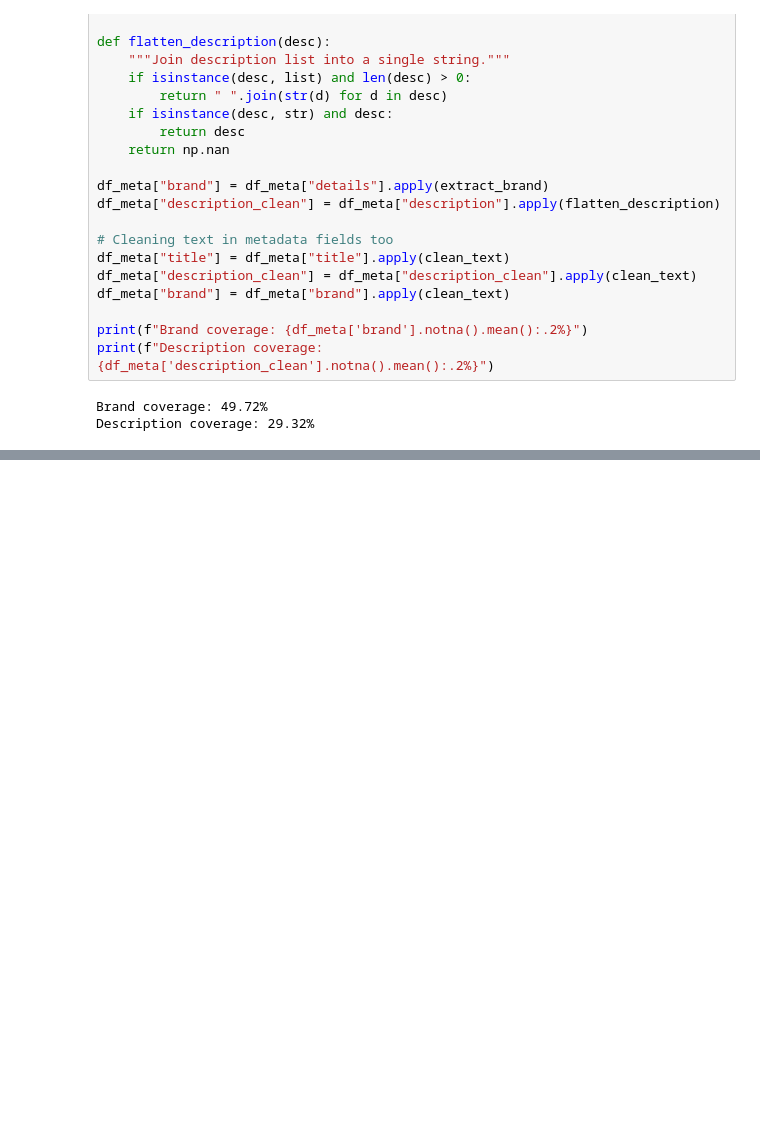
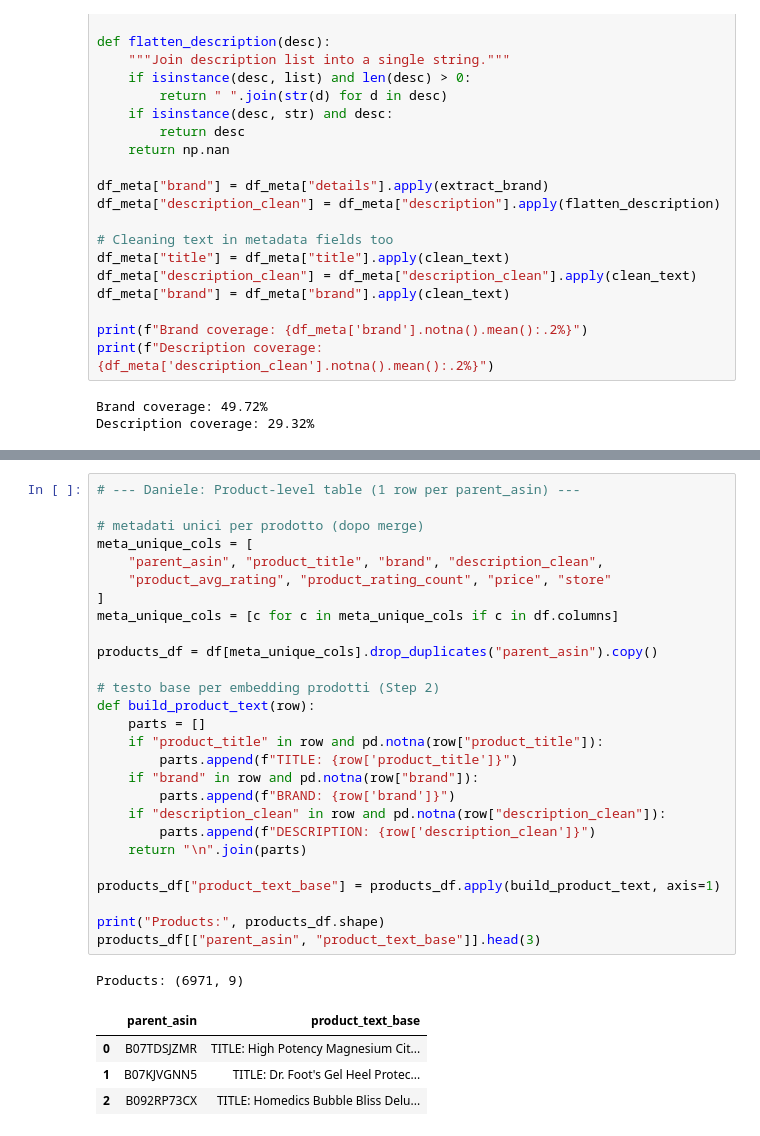
Before and after one commit to FilippoNannucci/DiscoverAI, a Jupyter notebook: 01_Data_Ingestion_Cleaning.ipynb, the cells around one changed output, grey strips where cells are left out. Drawn from its saved outputs; the diff is of its cells as text; blank space fills up the shorter version.

```diff
--- a/01_Data_Ingestion_Cleaning.ipynb
+++ b/01_Data_Ingestion_Cleaning.ipynb
@@ -241,0 +266,33 @@ Columns: ['rating', 'title', 'text', 'images', 'asin', 'parent_asin', 'user_id',
+# %%
+# --- Daniele: Product-level table (1 row per parent_asin) ---
+
+# metadati unici per prodotto (dopo merge)
+meta_unique_cols = [
+    "parent_asin", "product_title", "brand", "description_clean",
+    "product_avg_rating", "product_rating_count", "price", "store"
+]
+meta_unique_cols = [c for c in meta_unique_cols if c in df.columns]
+
+products_df = df[meta_unique_cols].drop_duplicates("parent_asin").copy()
+
+# testo base per embedding prodotti (Step 2)
+def build_product_text(row):
+    parts = []
+    if "product_title" in row and pd.notna(row["product_title"]):
+        parts.append(f"TITLE: {row['product_title']}")
+    if "brand" in row and pd.notna(row["brand"]):
+        parts.append(f"BRAND: {row['brand']}")
+    if "description_clean" in row and pd.notna(row["description_clean"]):
+        parts.append(f"DESCRIPTION: {row['description_clean']}")
+    return "\n".join(parts)
+
+products_df["product_text_base"] = products_df.apply(build_product_text, axis=1)
+
+print("Products:", products_df.shape)
+products_df[["parent_asin", "product_text_base"]].head(3)
+# %% [output]
+Products: (6971, 9)
+|  | parent_asin | product_text_base |
+| 0 | B07TDSJZMR | TITLE: High Potency Magnesium Cit... |
+| 1 | B07KJVGNN5 | TITLE: Dr. Foot's Gel Heel Protec... |
+| 2 | B092RP73CX | TITLE: Homedics Bubble Bliss Delu... |
```
Also changed, not shown: parts of 7 cells of this notebook.
